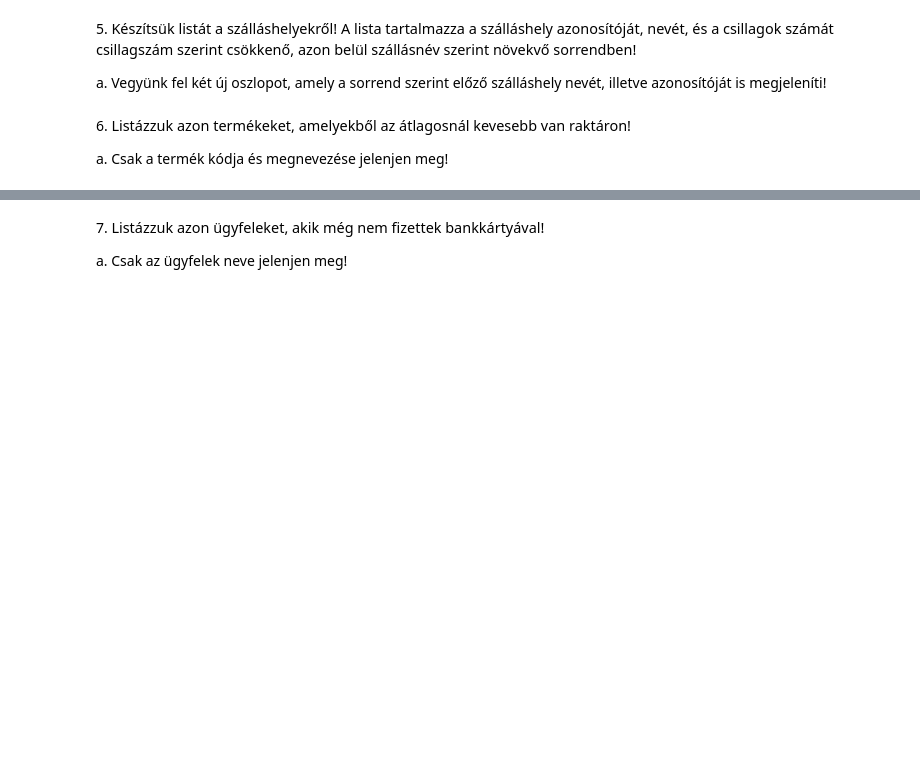
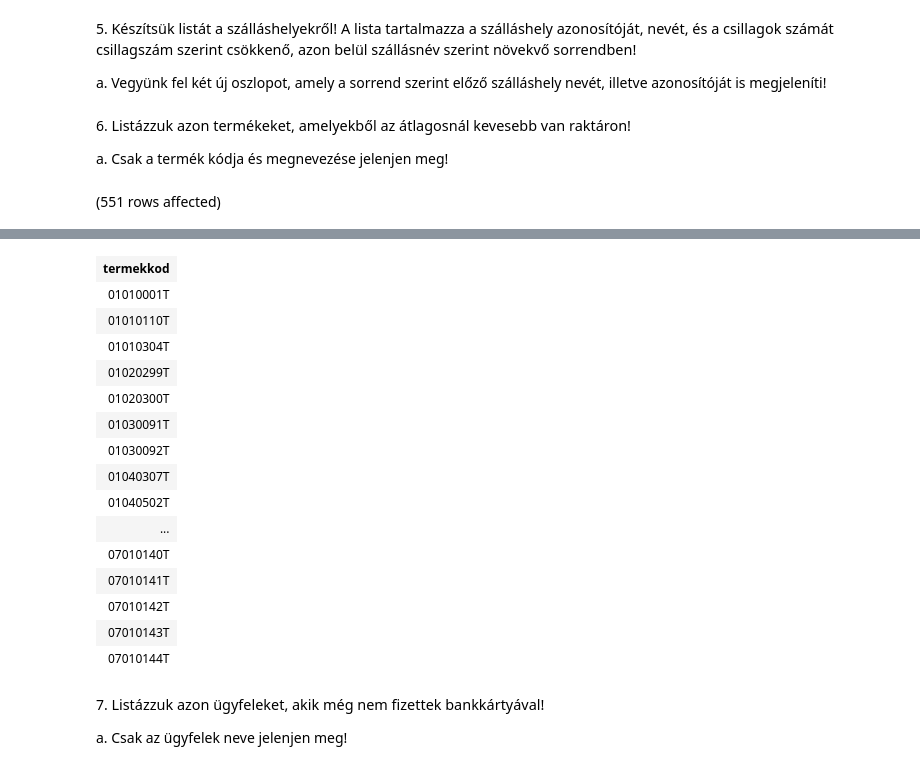
Before and after one commit to tamasbeniczky/gyak_2, a Jupyter notebook: 2024.03.20/gyakorlat06_feladatok.ipynb, the cells around one changed output, grey strips where cells are left out. Saved outputs shown, nothing was run; the diff lists cells and outputs as text; code cells hidden in the pictures; blank space fills up the shorter version.

```diff
--- a/2024.03.20/gyakorlat06_feladatok.ipynb
+++ b/2024.03.20/gyakorlat06_feladatok.ipynb
@@ -74,3 +93,14 @@ a. Vegyünk fel két új oszlopot, amely a sorrend szerint előző szálláshely
 6. <span style="background-color: rgb(255, 255, 255); color: rgb(0, 0, 0); font-family: &quot;Open Sans&quot;, sans-serif; font-size: 14.44px;">Listázzuk azon termékeket, amelyekből az átlagosnál kevesebb van raktáron!&nbsp;</span>
 
 a. Csak a termék kódja és megnevezése jelenjen meg!
+# %%
+select termekkod,
+        megnevezes
+from termek
+where keszlet < (
+    --átlag
+    Select avg(keszlet)
+    from termek
+)
+# %% [output]
+(551 rows affected)
@@ -77,3 +108,19 @@ a. Csak a termék kódja és megnevezése jelenjen meg!
+| termekkod |
+| 01010001T |
+| 01010110T |
+| 01010304T |
+| 01020299T |
+| 01020300T |
+| 01030091T |
+| 01030092T |
+| 01040307T |
+| 01040502T |
+| ... |
+| 07010140T |
+| 07010141T |
+| 07010142T |
+| 07010143T |
+| 07010144T |
 # %% [markdown]
 7. <span style="background-color: rgb(255, 255, 255); color: rgb(0, 0, 0); font-family: &quot;Open Sans&quot;, sans-serif; font-size: 14.44px;">Listázzuk azon ügyfeleket, akik még nem fizettek bankkártyával!&nbsp;</span>
 
```
Also changed, not shown: parts of 5 cells of this notebook.
